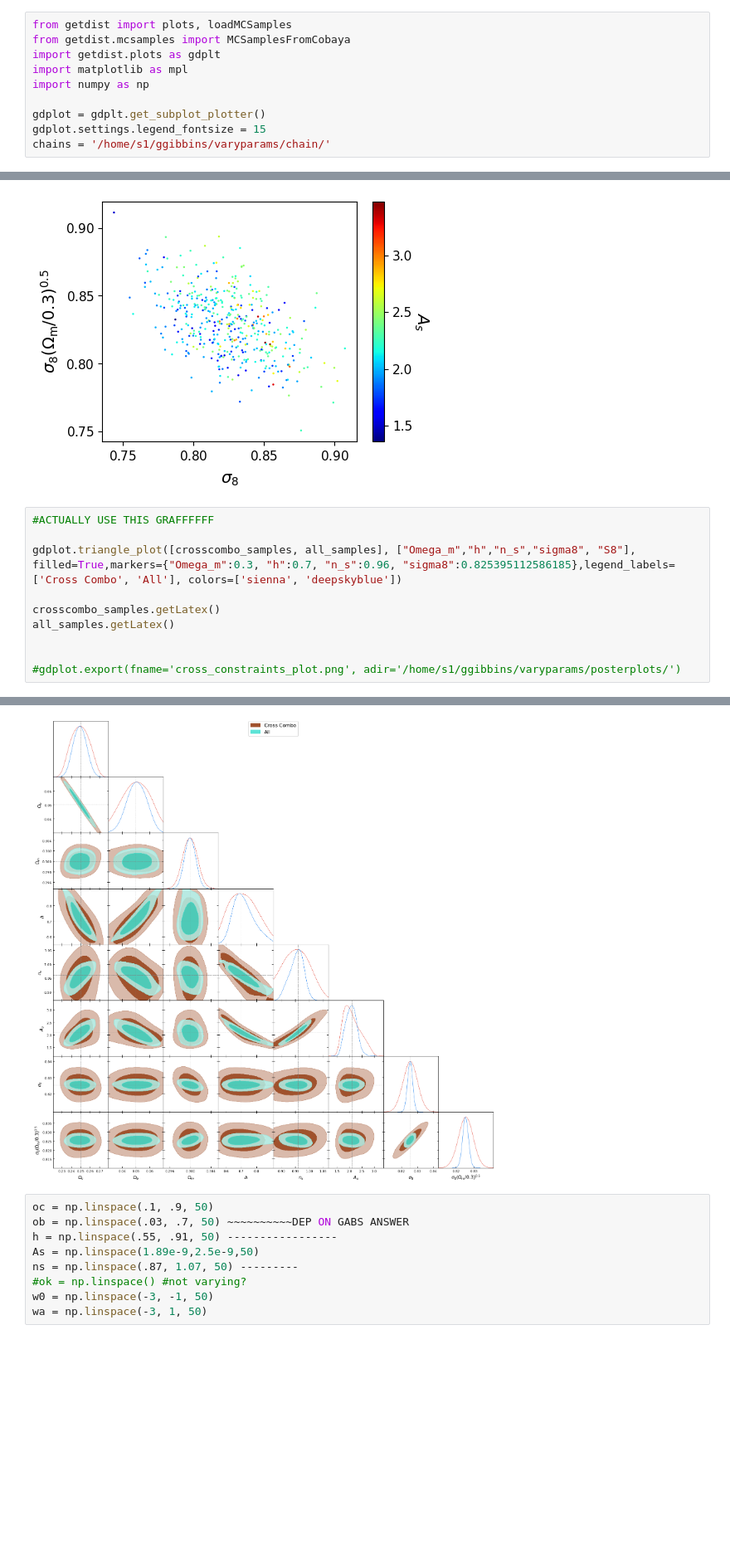
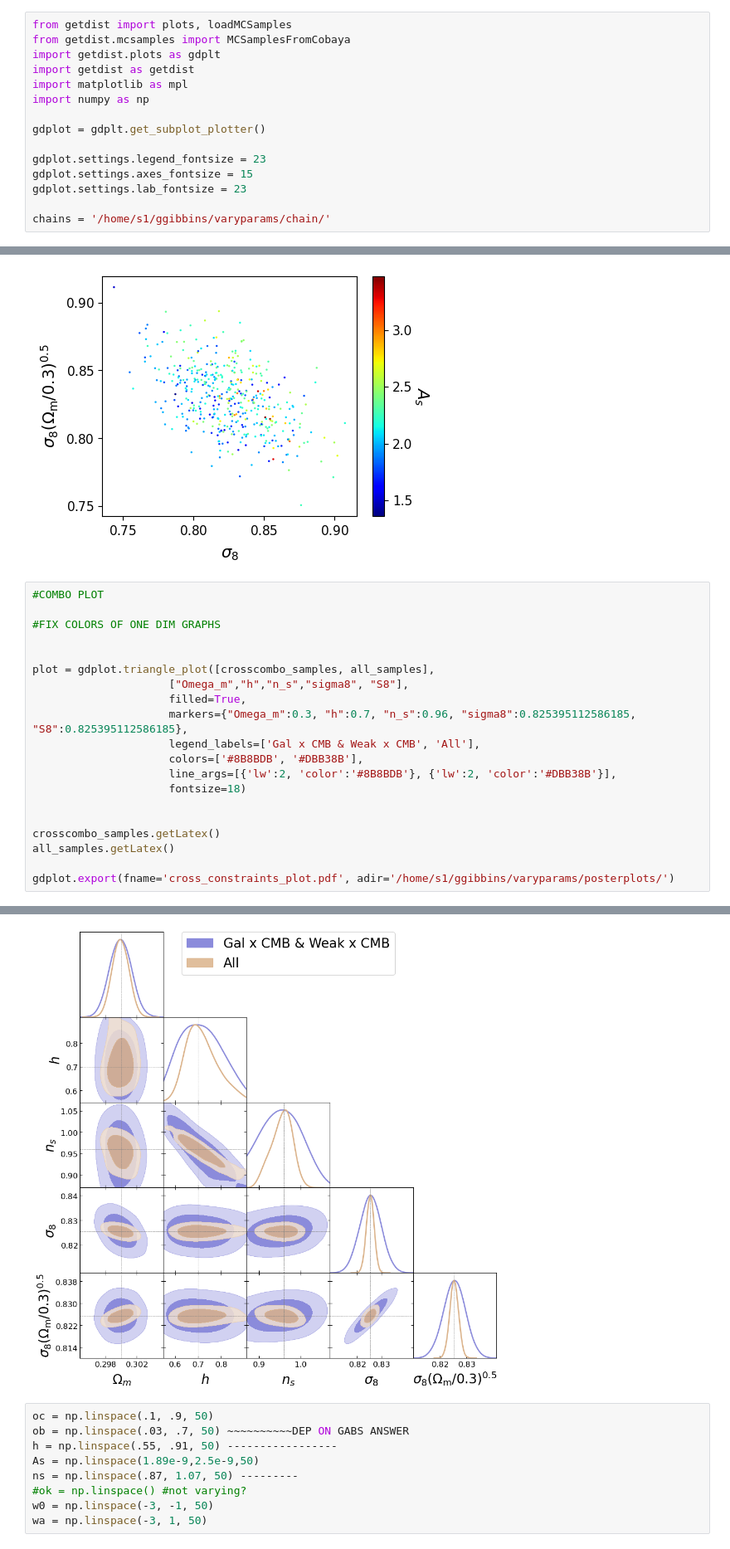
Before and after one commit to gracegibbins/cosmo4cast, a Jupyter notebook: varyparams/chain/chainplots.ipynb, the cells around one changed output, grey strips where cells are left out. Shown at 83% size. Saved outputs shown, nothing was run; the diff lists cells and outputs as text; blank space fills up the shorter version.

```diff
--- a/varyparams/chain/chainplots.ipynb
+++ b/varyparams/chain/chainplots.ipynb
@@ -2,11 +2,16 @@
 from getdist import plots, loadMCSamples
 from getdist.mcsamples import MCSamplesFromCobaya
 import getdist.plots as gdplt
+import getdist as getdist
 import matplotlib as mpl
 import numpy as np
 
 gdplot = gdplt.get_subplot_plotter()
-gdplot.settings.legend_fontsize = 15
+
+gdplot.settings.legend_fontsize = 23
+gdplot.settings.axes_fontsize = 15
+gdplot.settings.lab_fontsize = 23
+
 chains = '/home/s1/ggibbins/varyparams/chain/'
 # %%
 #Gal Auto
@@ -99,13 +123,23 @@ g.plot_3d(samples, ["sigma8", "S8","A_sE9"])
 # %% [output]
 [figure]
 # %%
-#ACTUALLY USE THIS GRAFFFFFF
+#COMBO PLOT
 
-gdplot.triangle_plot([crosscombo_samples, all_samples], ["Omega_m","h","n_s","sigma8", "S8"], filled=True,markers={"Omega_m":0.3, "h":0.7, "n_s":0.96, "sigma8":0.825395112586185},legend_labels=['Cross Combo', 'All'], colors=['sienna', 'deepskyblue'])
+#FIX COLORS OF ONE DIM GRAPHS
+
+
+plot = gdplot.triangle_plot([crosscombo_samples, all_samples],
+                     ["Omega_m","h","n_s","sigma8", "S8"],
+                     filled=True,
+                     markers={"Omega_m":0.3, "h":0.7, "n_s":0.96, "sigma8":0.825395112586185, "S8":0.825395112586185},
+                     legend_labels=['Gal x CMB & Weak x CMB', 'All'],
+                     colors=['#8B8BDB', '#DBB38B'],
+                     line_args=[{'lw':2, 'color':'#8B8BDB'}, {'lw':2, 'color':'#DBB38B'}],
+                     fontsize=18)
+
 
 crosscombo_samples.getLatex()
 all_samples.getLatex()
 
-
-#gdplot.export(fname='cross_constraints_plot.png', adir='/home/s1/ggibbins/varyparams/posterplots/')
+gdplot.export(fname='cross_constraints_plot.pdf', adir='/home/s1/ggibbins/varyparams/posterplots/')
 # %% [output]
@@ -132,4 +146,4 @@ all_samples.getLatex()
-[figure, old version]
+[figure, new version]
 # %%
 oc = np.linspace(.1, .9, 50)
 ob = np.linspace(.03, .7, 50) ~~~~~~~~~~DEP ON GABS ANSWER
```
Also changed, not shown: parts of 5 cells of this notebook, 2 other files.
